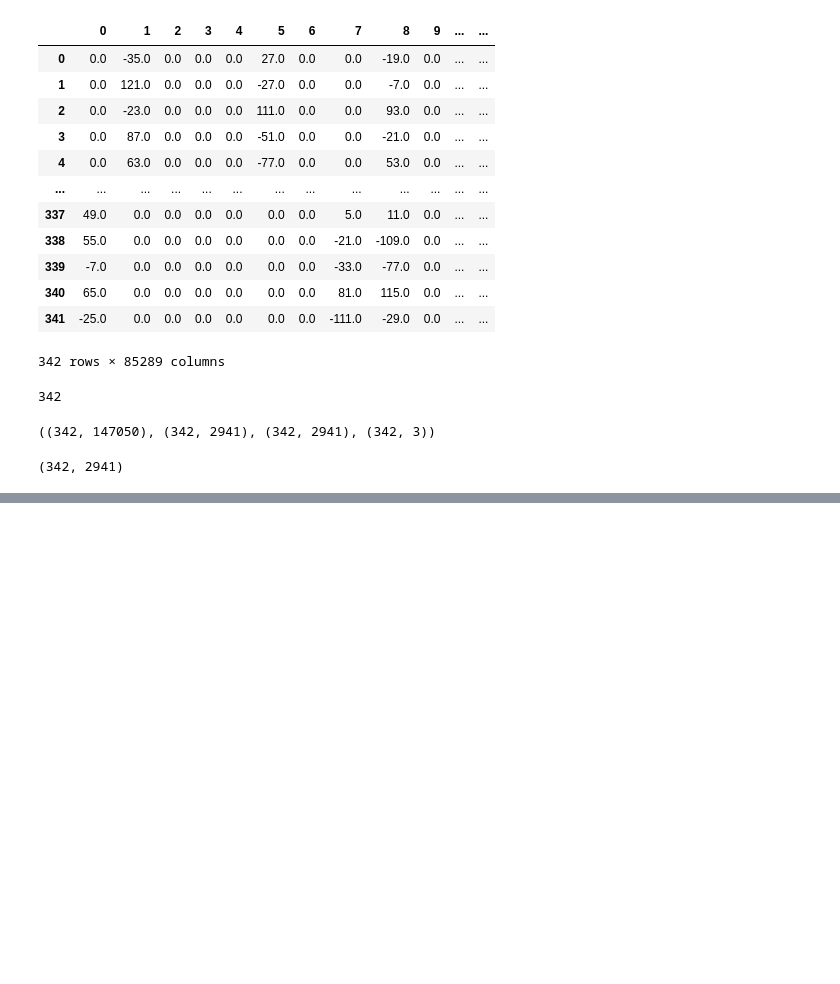
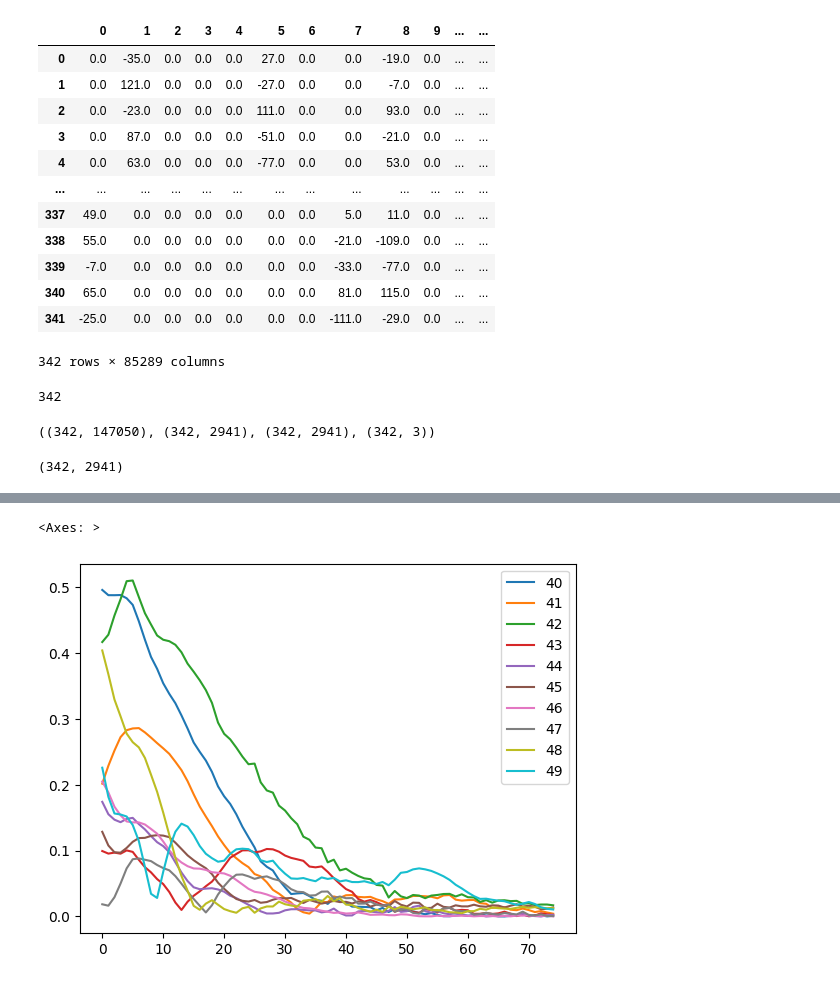
Before and after one commit to manish13/dl, a Jupyter notebook: input_creation.ipynb, the cells around one changed output, grey strips where cells are left out. Cells and saved outputs as stored; diff of their text form; code cells hidden in the pictures; blank space fills up the shorter version.

```diff
--- a/input_creation.ipynb
+++ b/input_creation.ipynb
@@ -361,0 +394,5 @@ u.values.shape
+# %%
+importance_epoch_df.iloc[:, -10:].plot()
+# %% [output]
+<Axes: >
+[figure, added]
```
Also changed, not shown: parts of 16 cells of this notebook, 2 other files.
